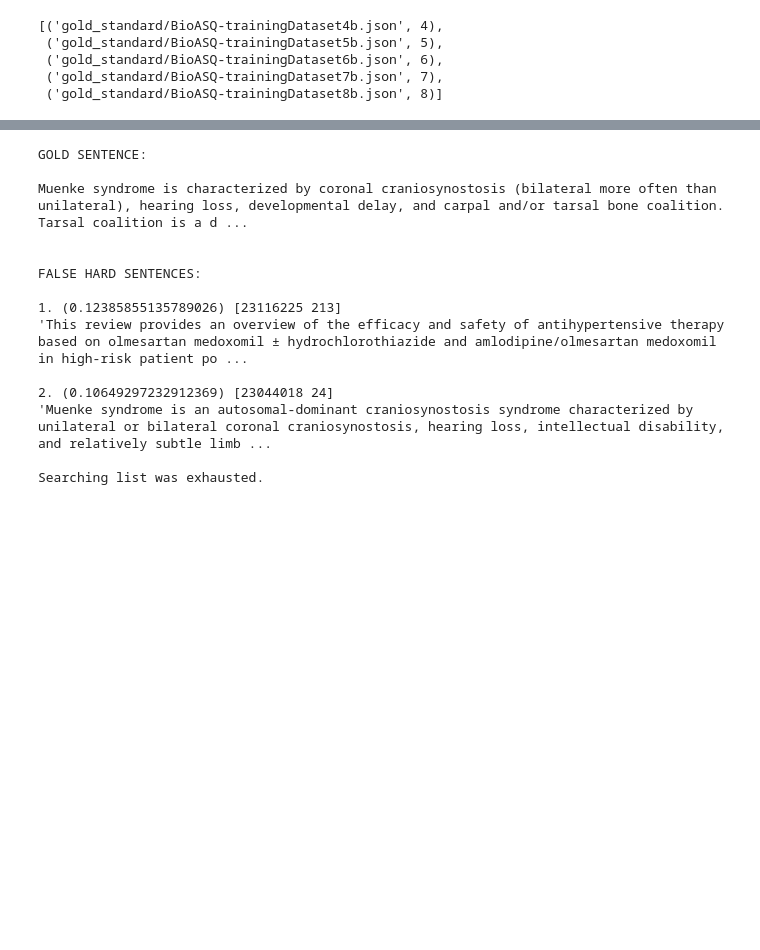
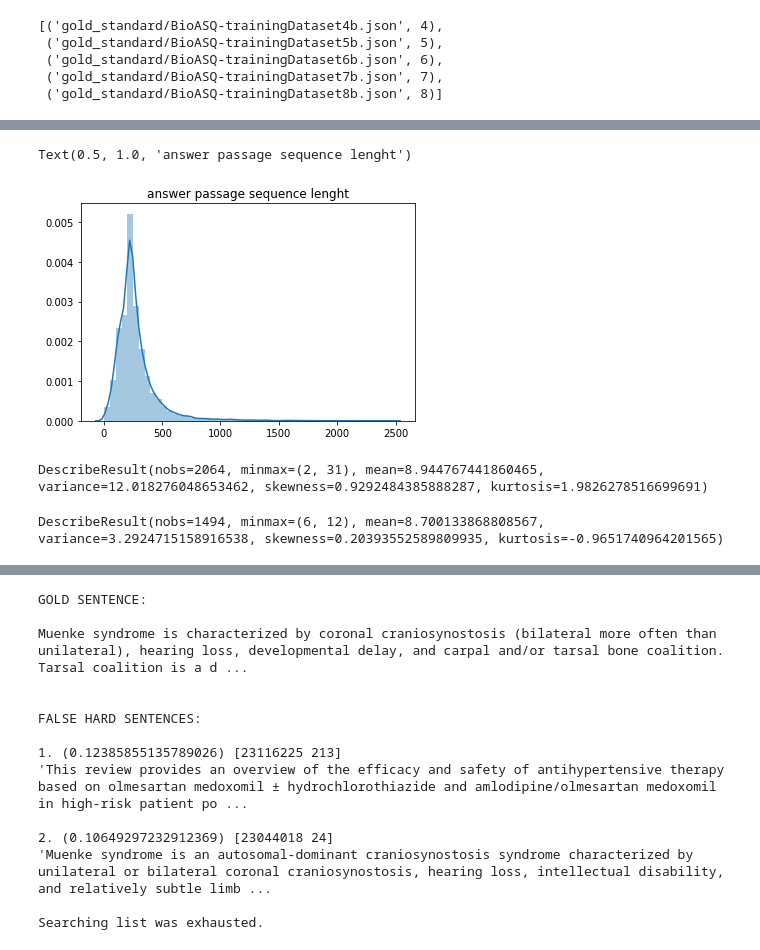
Before and after one commit to andresrosso/bioasqdataset, a Jupyter notebook: QAPair.ipynb, the cells around one changed output, grey strips where cells are left out. Drawn from its saved outputs; the diff is of its cells as text; code cells hidden in the pictures; blank space fills up the shorter version.

```diff
--- a/QAPair.ipynb
+++ b/QAPair.ipynb
@@ -97,0 +198,13 @@ def build_pair(question, answer, trainset, is_answer, doc_related, bioSentVecCos
+# %%
+sns.distplot(data_stats['seq_a']).set_title('answer passage sequence lenght')
+# %% [output]
+Text(0.5, 1.0, 'answer passage sequence lenght')
+[figure, added]
+# %%
+data_stats['terms_q_stats']
+# %% [output]
+DescribeResult(nobs=2064, minmax=(2, 31), mean=8.944767441860465, variance=12.018276048653462, skewness=0.9292484385888287, kurtosis=1.9826278516699691)
+# %%
+data_stats['mad_terms_q_stats']
+# %% [output]
+DescribeResult(nobs=1494, minmax=(6, 12), mean=8.700133868808567, variance=3.2924715158916538, skewness=0.20393552589809935, kurtosis=-0.9651740964201565)
```
Also changed, not shown: parts of 49 cells of this notebook, 13 other files.
